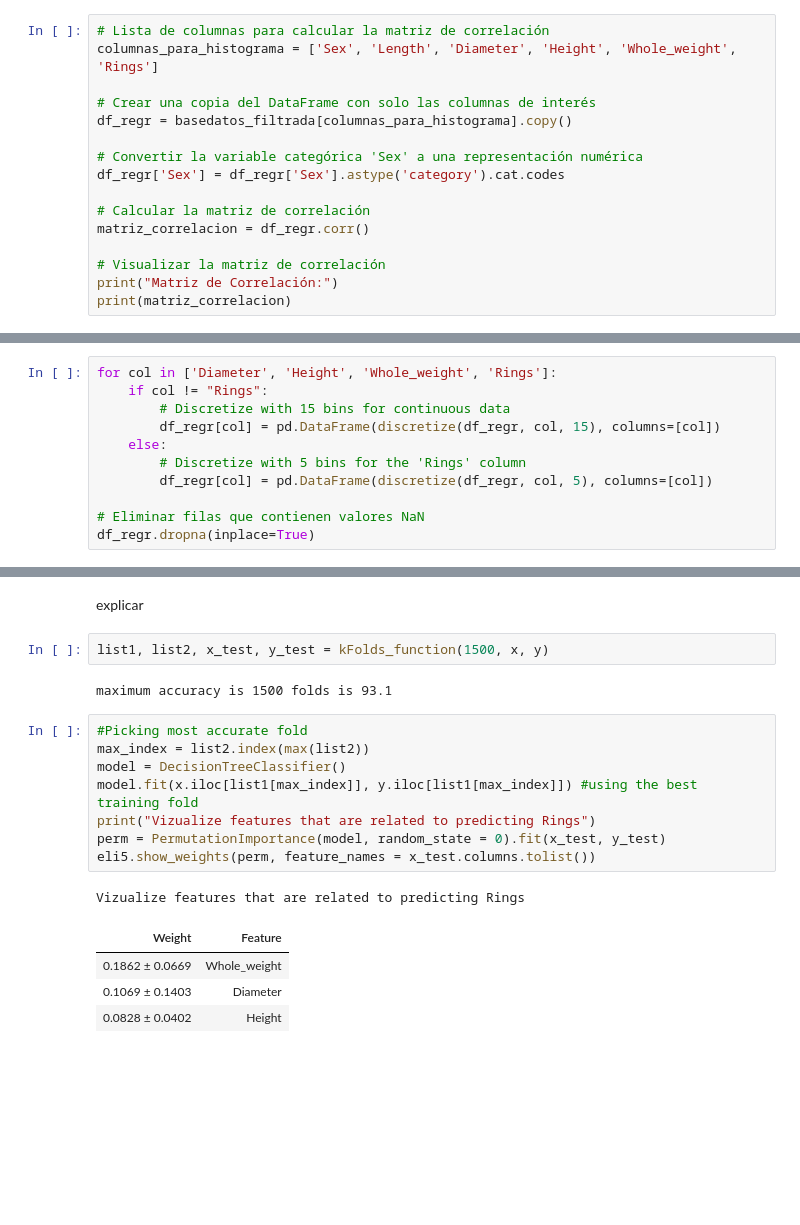
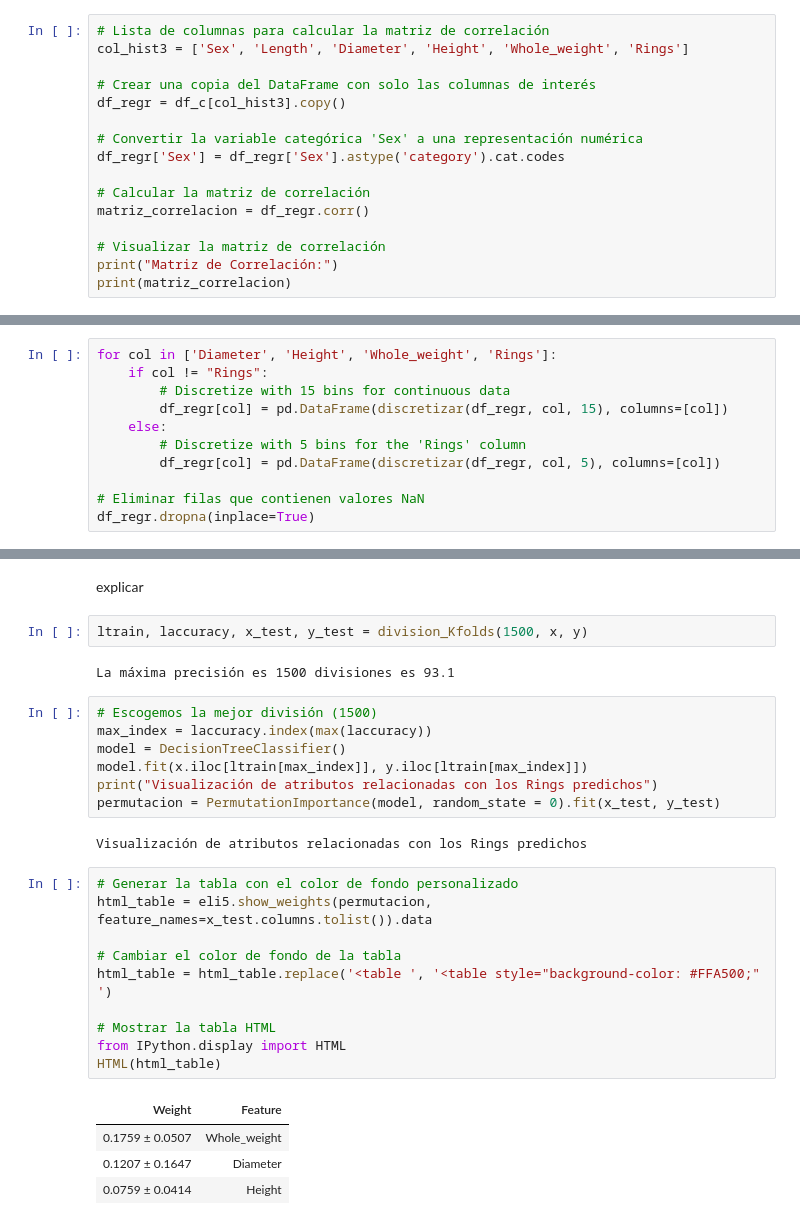
Before and after one commit to CeliaDiazSanchez/Data-Mining, a Jupyter notebook: LAB05_RINGS.ipynb, the cells around one changed output, grey strips where cells are left out. Drawn from its saved outputs; the diff is of its cells as text; blank space fills up the shorter version.

```diff
--- a/LAB05_RINGS.ipynb
+++ b/LAB05_RINGS.ipynb
@@ -479,10 +521,10 @@ plt.show()
 [figure]
 # %%
 # Lista de columnas para calcular la matriz de correlación
-columnas_para_histograma = ['Sex', 'Length', 'Diameter', 'Height', 'Whole_weight', 'Rings']
+col_hist3 = ['Sex', 'Length', 'Diameter', 'Height', 'Whole_weight', 'Rings']
 
 # Crear una copia del DataFrame con solo las columnas de interés
-df_regr = basedatos_filtrada[columnas_para_histograma].copy()
+df_regr = df_c[col_hist3].copy()
 
 # Convertir la variable categórica 'Sex' a una representación numérica
 df_regr['Sex'] = df_regr['Sex'].astype('category').cat.codes
@@ -530,10 +572,10 @@ dtype: int64
 for col in ['Diameter', 'Height', 'Whole_weight', 'Rings']:
     if col != "Rings":
         # Discretize with 15 bins for continuous data
-        df_regr[col] = pd.DataFrame(discretize(df_regr, col, 15), columns=[col])
+        df_regr[col] = pd.DataFrame(discretizar(df_regr, col, 15), columns=[col])
     else:
         # Discretize with 5 bins for the 'Rings' column
-        df_regr[col] = pd.DataFrame(discretize(df_regr, col, 5), columns=[col])
+        df_regr[col] = pd.DataFrame(discretizar(df_regr, col, 5), columns=[col])
 
 # Eliminar filas que contienen valores NaN
 df_regr.dropna(inplace=True)
@@ -579,20 +621,30 @@ plt.show()
 # %% [markdown]
 explicar
 # %%
-list1, list2, x_test, y_test = kFolds_function(1500, x, y)
+ltrain, laccuracy, x_test, y_test = division_Kfolds(1500, x, y)
 # %% [output]
-maximum accuracy is 1500 folds is 93.1
+La máxima precisión es 1500 divisiones es 93.1
 # %%
-#Picking most accurate fold
-max_index = list2.index(max(list2))
+# Escogemos la mejor división (1500)
+max_index = laccuracy.index(max(laccuracy))
 model = DecisionTreeClassifier()
-model.fit(x.iloc[list1[max_index]], y.iloc[list1[max_index]]) #using the best training fold
-print("Vizualize features that are related to predicting Rings")
-perm = PermutationImportance(model, random_state = 0).fit(x_test, y_test)
-eli5.show_weights(perm, feature_names = x_test.columns.tolist())
+model.fit(x.iloc[ltrain[max_index]], y.iloc[ltrain[max_index]])
+print("Visualización de atributos relacionadas con los Rings predichos")
+permutacion = PermutationImportance(model, random_state = 0).fit(x_test, y_test)
 # %% [output]
-Vizualize features that are related to predicting Rings
+Visualización de atributos relacionadas con los Rings predichos
-| Weight | Feature |
-| 0.1862 ± 0.0669 | Whole_weight |
-| 0.1069 ± 0.1403 | Diameter |
-| 0.0828 ± 0.0402 | Height |
+# %%
+# Generar la tabla con el color de fondo personalizado
+html_table = eli5.show_weights(permutacion, feature_names=x_test.columns.tolist()).data
+
+# Cambiar el color de fondo de la tabla
+html_table = html_table.replace('<table ', '<table style="background-color: #FFA500;" ')
+
+# Mostrar la tabla HTML
+from IPython.display import HTML
+HTML(html_table)
+# %% [output]
+| Weight | Feature |
+| 0.1759 ± 0.0507 | Whole_weight |
+| 0.1207 ± 0.1647 | Diameter |
+| 0.0759 ± 0.0414 | Height |
```
Also changed, not shown: parts of 47 cells of this notebook.
